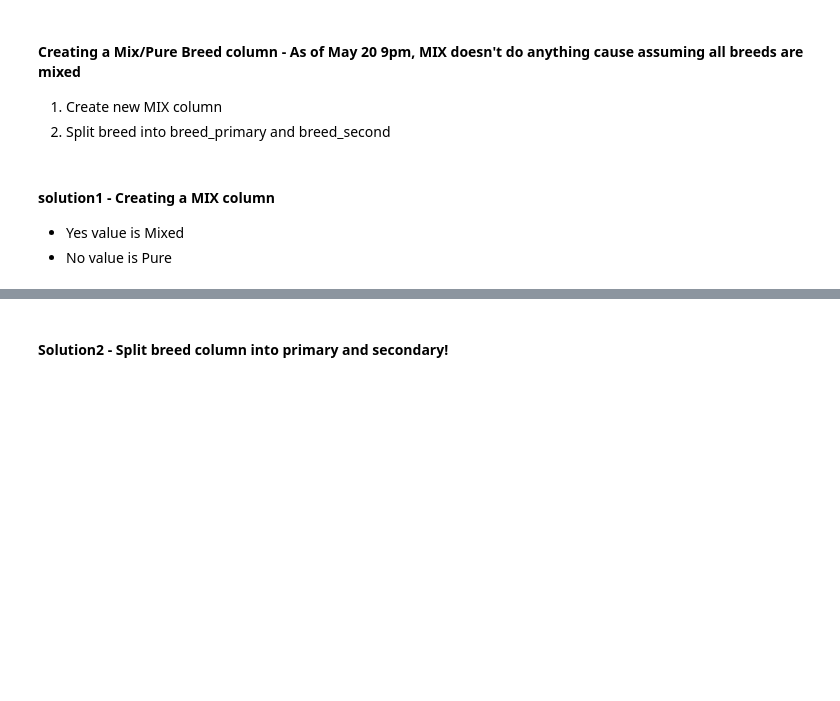
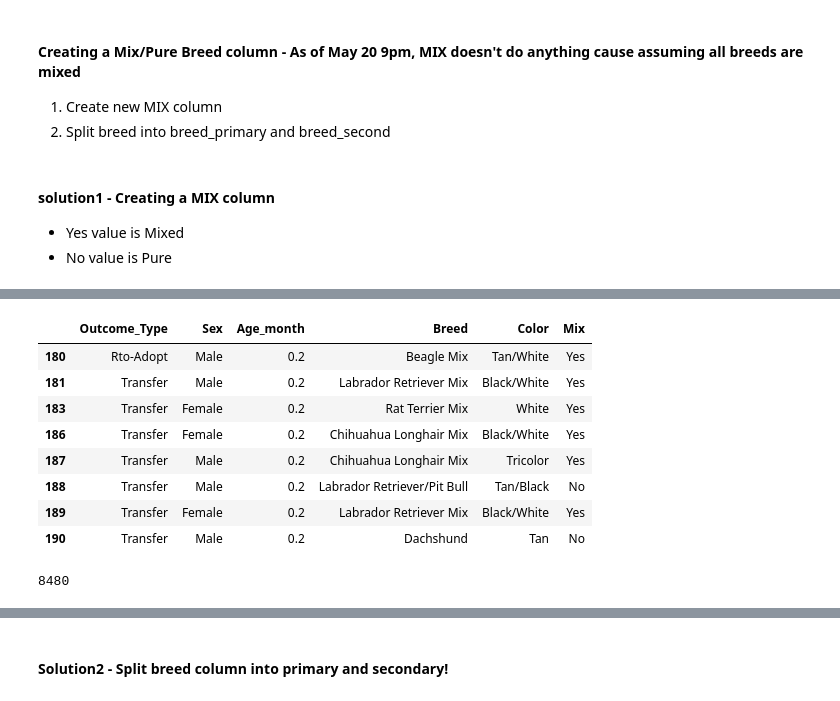
Before and after one commit to kellypriest/project-3, a Jupyter notebook: model_rf_65_BiOut_Mix_Breed_Color_BinAge_1Hot.ipynb, the cells around one changed output, grey strips where cells are left out. Drawn from its saved outputs; the diff is of its cells as text; code cells hidden in the pictures; blank space fills up the shorter version.

Commit message:
Updated model with 3 category breed

```diff
--- a/model_rf_65_BiOut_Mix_Breed_Color_BinAge_1Hot.ipynb
+++ b/model_rf_65_BiOut_Mix_Breed_Color_BinAge_1Hot.ipynb
@@ -165,6 +169,6 @@ dtype: float64
 value is Pure
 # %%
 # Make a copy and add new column called Mix, set to 0
-# df4 = df3.copy()
-# df4["Mix"]='No'
-# df4.head()
+df4 = df3.copy()
+df4["Mix"]='No'
+df4.head()
@@ -173,3 +197,20 @@ value is Pure
 # %%
-# # Find rows containing word "Mix" and set to 1 (for True)
-# df4.loc[df4["Breed"].str.contains("Mix"), "Mix"] = "Yes"
+# Find rows containing word "Mix" and set to 1 (for True)
+df4.loc[df4["Breed"].str.contains("Mix"), "Mix"] = "Yes"
+# %%
+df4.loc[180:190, :]
+# %% [output]
+|  | Outcome_Type | Sex | Age_month | Breed | Color | Mix |
+| 180 | Rto-Adopt | Male | 0.2 | Beagle Mix | Tan/White | Yes |
+| 181 | Transfer | Male | 0.2 | Labrador Retriever Mix | Black/White | Yes |
+| 183 | Transfer | Female | 0.2 | Rat Terrier Mix | White | Yes |
+| 186 | Transfer | Female | 0.2 | Chihuahua Longhair Mix | Black/White | Yes |
+| 187 | Transfer | Male | 0.2 | Chihuahua Longhair Mix | Tricolor | Yes |
+| 188 | Transfer | Male | 0.2 | Labrador Retriever/Pit Bull | Tan/Black | No |
+| 189 | Transfer | Female | 0.2 | Labrador Retriever Mix | Black/White | Yes |
+| 190 | Transfer | Male | 0.2 | Dachshund | Tan | No |
+# %%
+# df4.groupby(['Mix']).count().sort_values("Breed", ascending=False).head(10)
+df4['Breed'].str.count('\/').sum()
+# %% [output]
+8480
```
Also changed, not shown: parts of 40 cells of this notebook, 2 other files.
